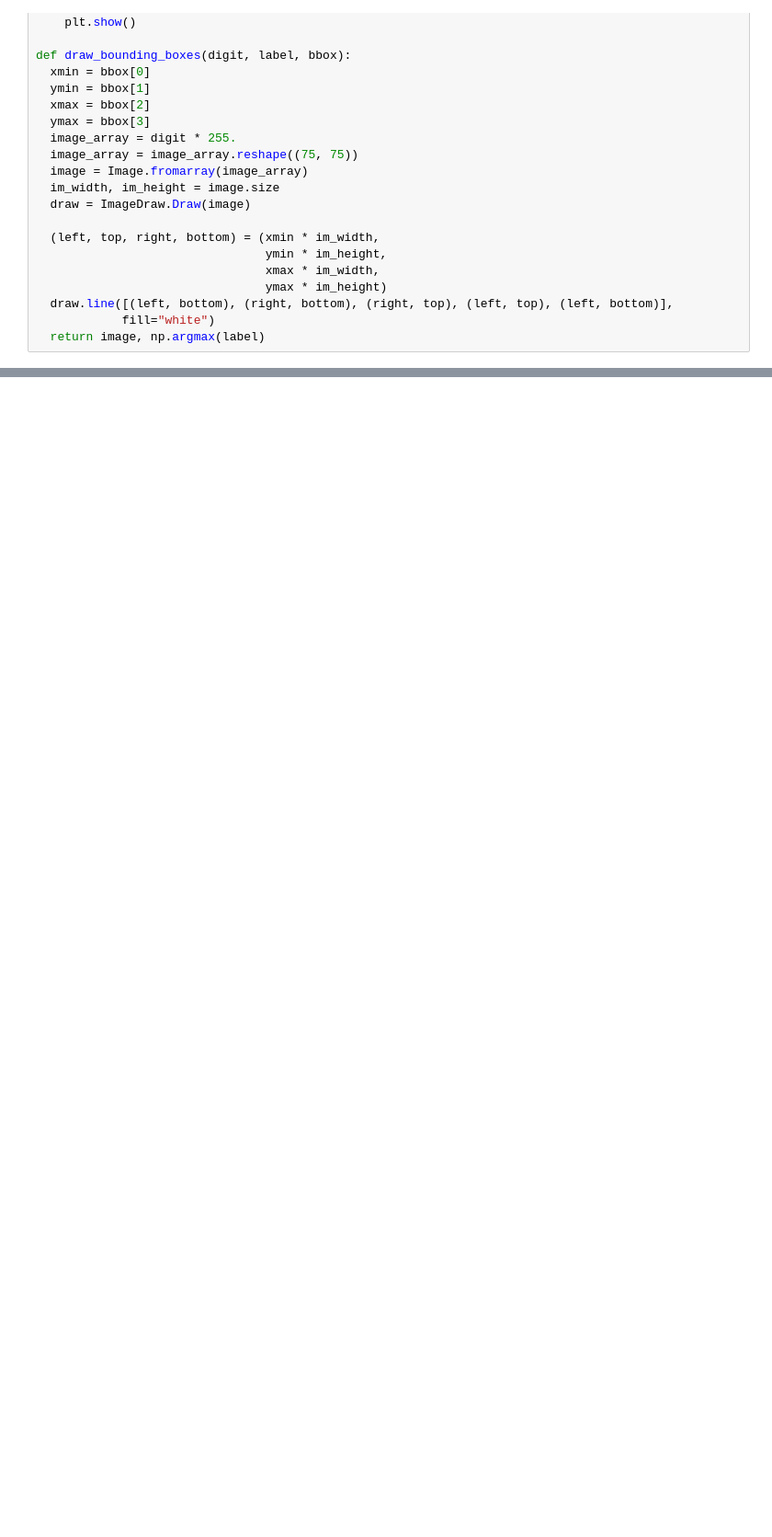
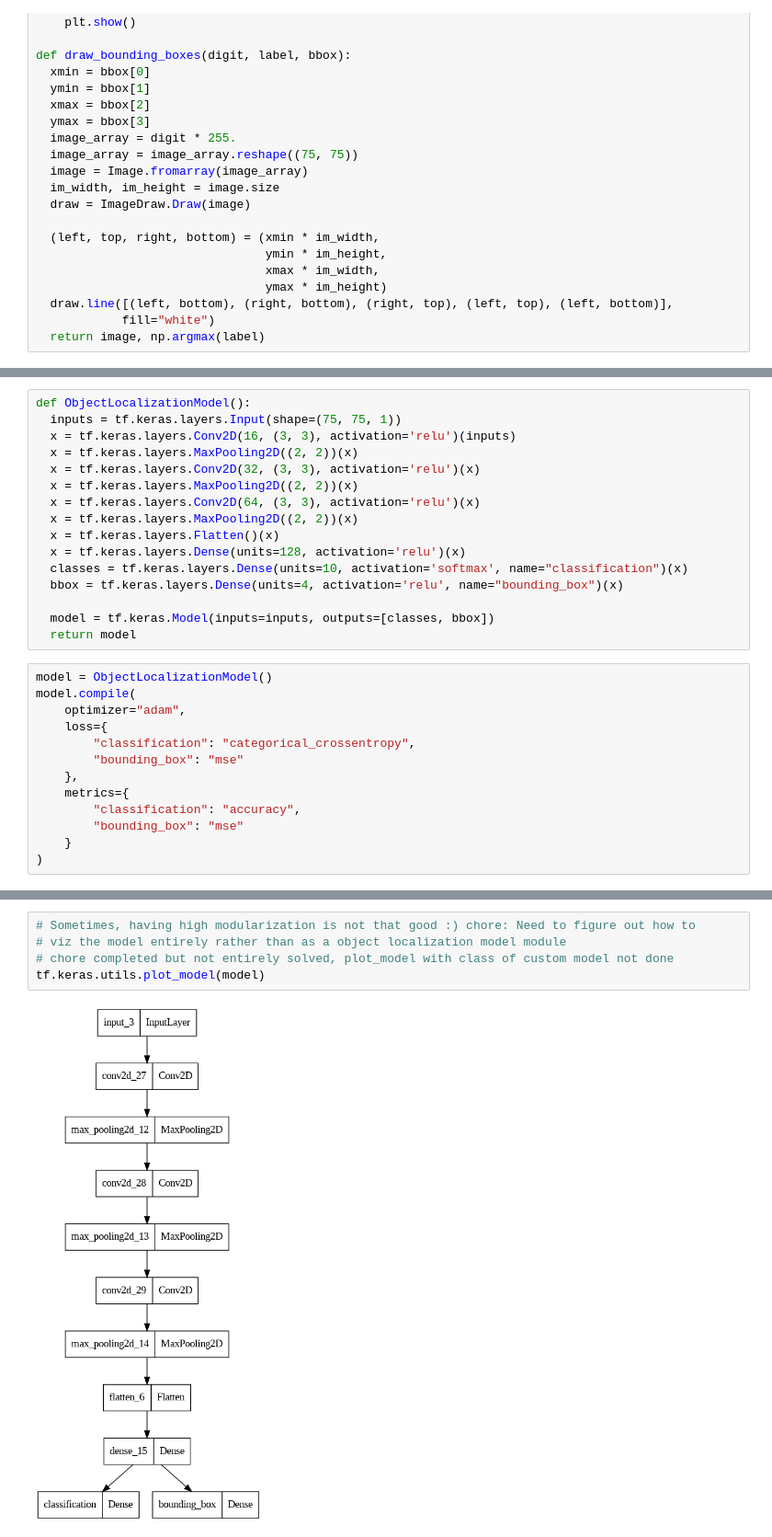
Before and after one commit to Yug-Oswal/Custom-DistributedTraining-TF, a Jupyter notebook: ObjectLocalization(FromScratch).ipynb, the cells around one changed output, grey strips where cells are left out. Shown at 92% size. Cells and saved outputs as stored; diff of their text form; blank space fills up the shorter version.

```diff
--- a/ObjectLocalization(FromScratch).ipynb
+++ b/ObjectLocalization(FromScratch).ipynb
@@ -105,0 +135,29 @@ display_images(training_dataset, 5)
+# %%
+def ObjectLocalizationModel():
+  inputs = tf.keras.layers.Input(shape=(75, 75, 1))
+  x = tf.keras.layers.Conv2D(16, (3, 3), activation='relu')(inputs)
+  x = tf.keras.layers.MaxPooling2D((2, 2))(x)
+  x = tf.keras.layers.Conv2D(32, (3, 3), activation='relu')(x)
+  x = tf.keras.layers.MaxPooling2D((2, 2))(x)
+  x = tf.keras.layers.Conv2D(64, (3, 3), activation='relu')(x)
+  x = tf.keras.layers.MaxPooling2D((2, 2))(x)
+  x = tf.keras.layers.Flatten()(x)
+  x = tf.keras.layers.Dense(units=128, activation='relu')(x)
+  classes = tf.keras.layers.Dense(units=10, activation='softmax', name="classification")(x)
+  bbox = tf.keras.layers.Dense(units=4, activation='relu', name="bounding_box")(x)
+
+  model = tf.keras.Model(inputs=inputs, outputs=[classes, bbox])
+  return model
+# %%
+model = ObjectLocalizationModel()
+model.compile(
+    optimizer="adam",
+    loss={
+        "classification": "categorical_crossentropy",
+        "bounding_box": "mse"
+    },
+    metrics={
+        "classification": "accuracy",
+        "bounding_box": "mse"
+    }
+)
@@ -105,0 +185,7 @@ display_images(training_dataset, 5)
+# %%
+# Sometimes, having high modularization is not that good :) chore: Need to figure out how to
+# viz the model entirely rather than as a object localization model module
+# chore completed but not entirely solved, plot_model with class of custom model not done
+tf.keras.utils.plot_model(model)
+# %% [output]
+[figure, added]
```
Also changed, not shown: parts of 6 cells of this notebook.
